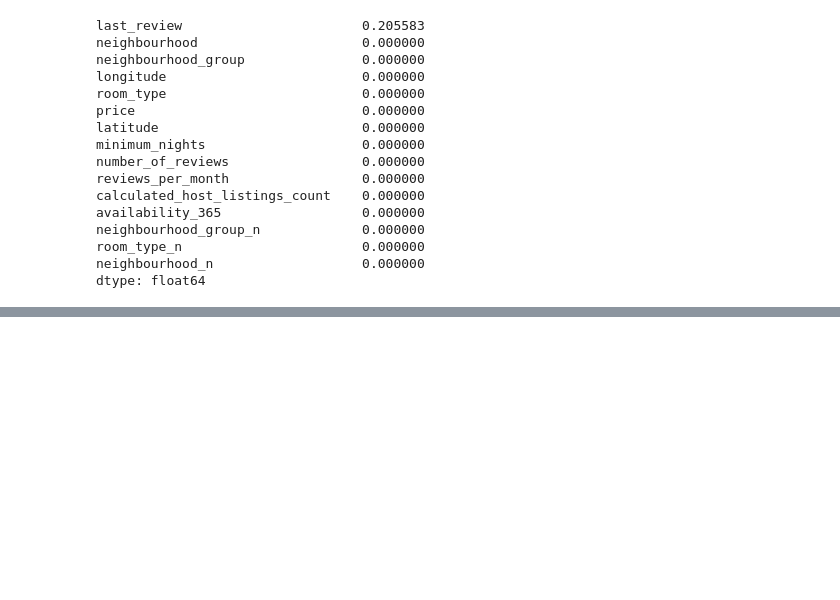
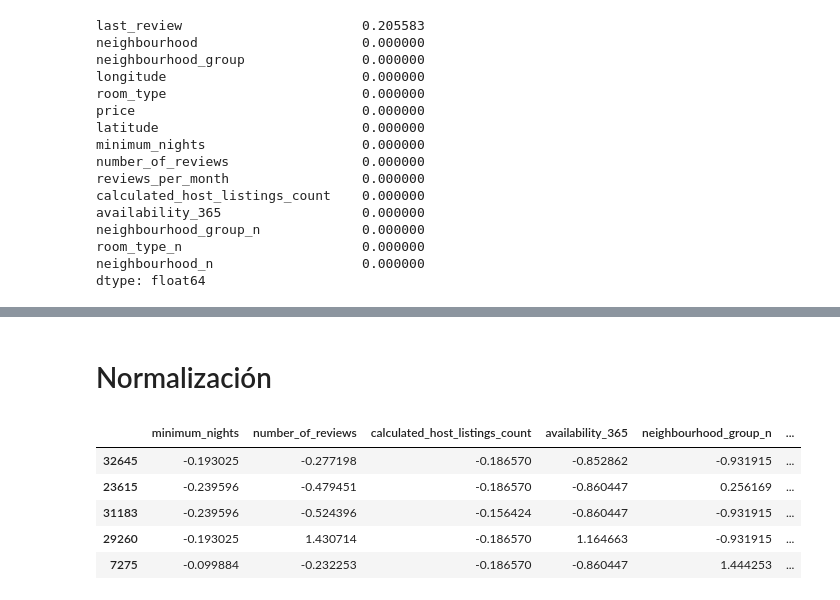
Before and after one commit to 4GeeksAcademy/ginappedrosa-machine-learning-python-template, a Jupyter notebook: src/explore.ipynb, the cells around one changed output, grey strips where cells are left out. Saved outputs shown, nothing was run; the diff lists cells and outputs as text; code cells hidden in the pictures; blank space fills up the shorter version.

```diff
--- a/src/explore.ipynb
+++ b/src/explore.ipynb
@@ -533,0 +562,35 @@ dtype: int64
+# %% [markdown]
+# Normalización
+# %%
+from sklearn.preprocessing import StandardScaler
+import pickle
+
+### NORMALIZAMOS EL DATAFRAME CON OUTLIERS Y LO GUARDAMOS
+normalizador_con_outliers = StandardScaler()
+normalizador_con_outliers.fit(X_train_con_outliers)
+
+X_train_con_outliers_norm = normalizador_con_outliers.transform(X_train_con_outliers)
+X_train_con_outliers_norm = pd.DataFrame(X_train_con_outliers_norm, index = X_train_con_outliers.index, columns = num_variables)
+
+X_test_con_outliers_norm = normalizador_con_outliers.transform(X_test_con_outliers)
+X_test_con_outliers_norm = pd.DataFrame(X_test_con_outliers_norm, index = X_test_con_outliers.index, columns = num_variables)
+
+
+### NORMALIZAMOS EL DATAFRAME SIN OUTLIERS Y LO GUARDAMOS
+normalizador_sin_outliers = StandardScaler()
+normalizador_sin_outliers.fit(X_train_sin_outliers)
+
+X_train_sin_outliers_norm = normalizador_sin_outliers.transform(X_train_sin_outliers)
+X_train_sin_outliers_norm = pd.DataFrame(X_train_sin_outliers_norm, index = X_train_sin_outliers.index, columns = num_variables)
+
+X_test_sin_outliers_norm = normalizador_sin_outliers.transform(X_test_sin_outliers)
+X_test_sin_outliers_norm = pd.DataFrame(X_test_sin_outliers_norm, index = X_test_sin_outliers.index, columns = num_variables)
+
+X_train_con_outliers_norm.head()
+# %% [output]
+|  | minimum_nights | number_of_reviews | calculated_host_listings_count | availability_365 | neighbourhood_group_n | ... |
+| 32645 | -0.193025 | -0.277198 | -0.186570 | -0.852862 | -0.931915 | ... |
+| 23615 | -0.239596 | -0.479451 | -0.186570 | -0.860447 | 0.256169 | ... |
+| 31183 | -0.239596 | -0.524396 | -0.156424 | -0.860447 | -0.931915 | ... |
+| 29260 | -0.193025 | 1.430714 | -0.186570 | 1.164663 | -0.931915 | ... |
+| 7275 | -0.099884 | -0.232253 | -0.186570 | -0.860447 | 1.444253 | ... |
```
Also changed, not shown: parts of 11 cells of this notebook, 19 other files.
